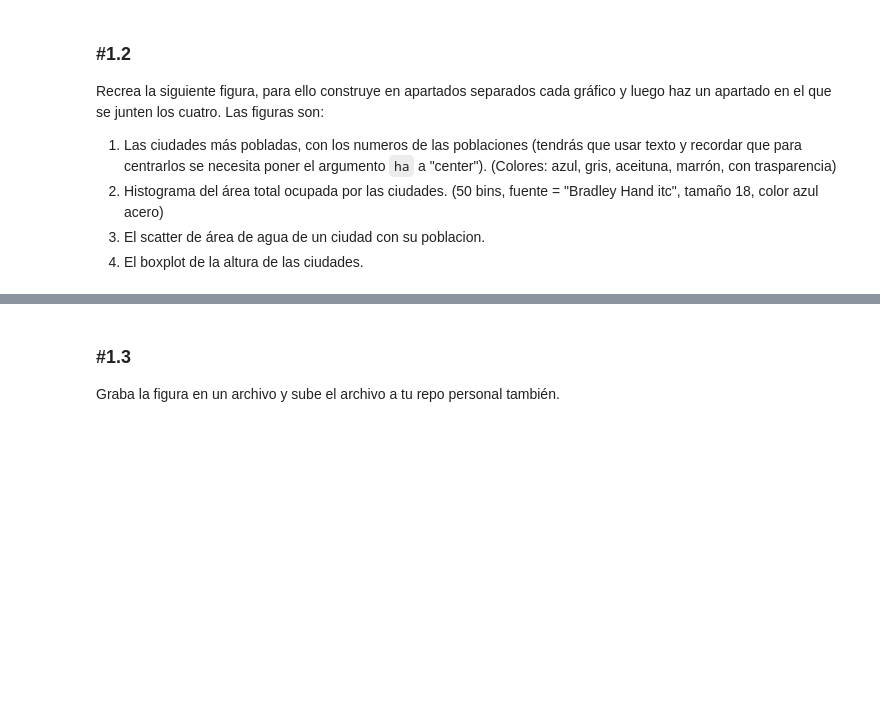
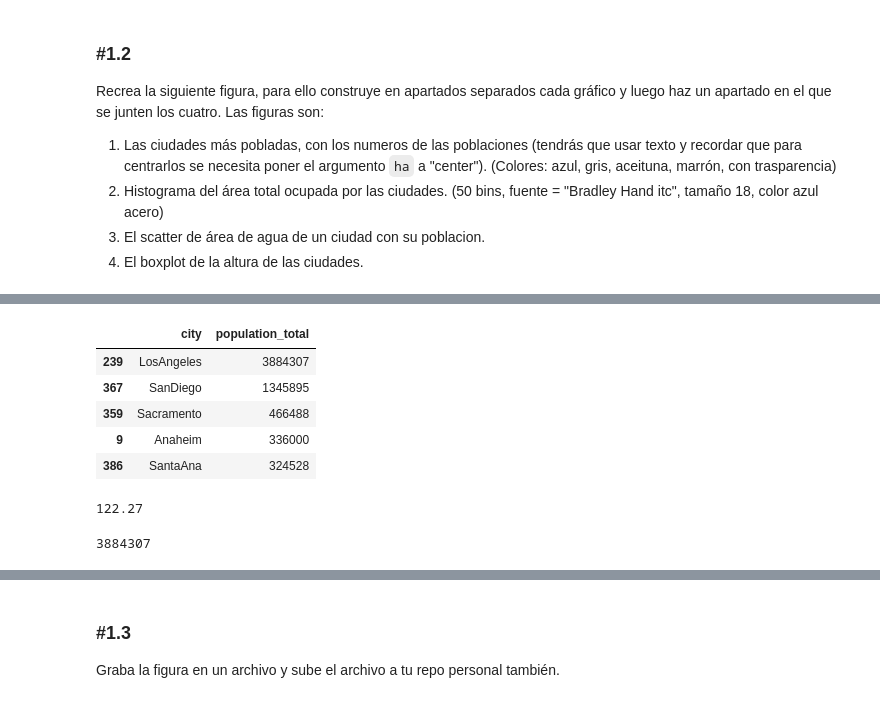
Before and after one commit to AnnaValsells/ONLINE_DS_THEBRIDGE_AVT, a Jupyter notebook: AVT_Exercises/Sprint_8/Unidad_01/Practica_Obligatoria/18_Practica_Obligatoria_Visualizacion_Basica.ipynb, the cells around one changed output, grey strips where cells are left out. Saved outputs shown, nothing was run; the diff lists cells and outputs as text; code cells hidden in the pictures; blank space fills up the shorter version.

```diff
--- a/AVT_Exercises/Sprint_8/Unidad_01/Practica_Obligatoria/18_Practica_Obligatoria_Visualizacion_Basica.ipynb
+++ b/AVT_Exercises/Sprint_8/Unidad_01/Practica_Obligatoria/18_Practica_Obligatoria_Visualizacion_Basica.ipynb
@@ -42,3 +56,24 @@ Recrea la siguiente figura, para ello construye en apartados separados cada grá
 4. El boxplot de la altura de las ciudades.
 # %% [markdown]
 ![figura_ejempo.png](attachment:figura_ejempo.png)
+# %%
+graf1 = df_casas[["city", "population_total"]].sort_values(by="population_total", ascending = False)
+graf1 = graf1[:5]
+graf1
+# %% [output]
+|  | city | population_total |
+| 239 | LosAngeles | 3884307 |
+| 367 | SanDiego | 1345895 |
+| 359 | Sacramento | 466488 |
+| 9 | Anaheim | 336000 |
+| 386 | SantaAna | 324528 |
+# %%
+max4 = df_casas["area_water_km2"].max()
+max4
+# %% [output]
+122.27
+# %%
+max41 = df_casas["population_total"].max()
+max41
+# %% [output]
+3884307
```
Also changed, not shown: parts of 2 cells of this notebook, 2 other files.
